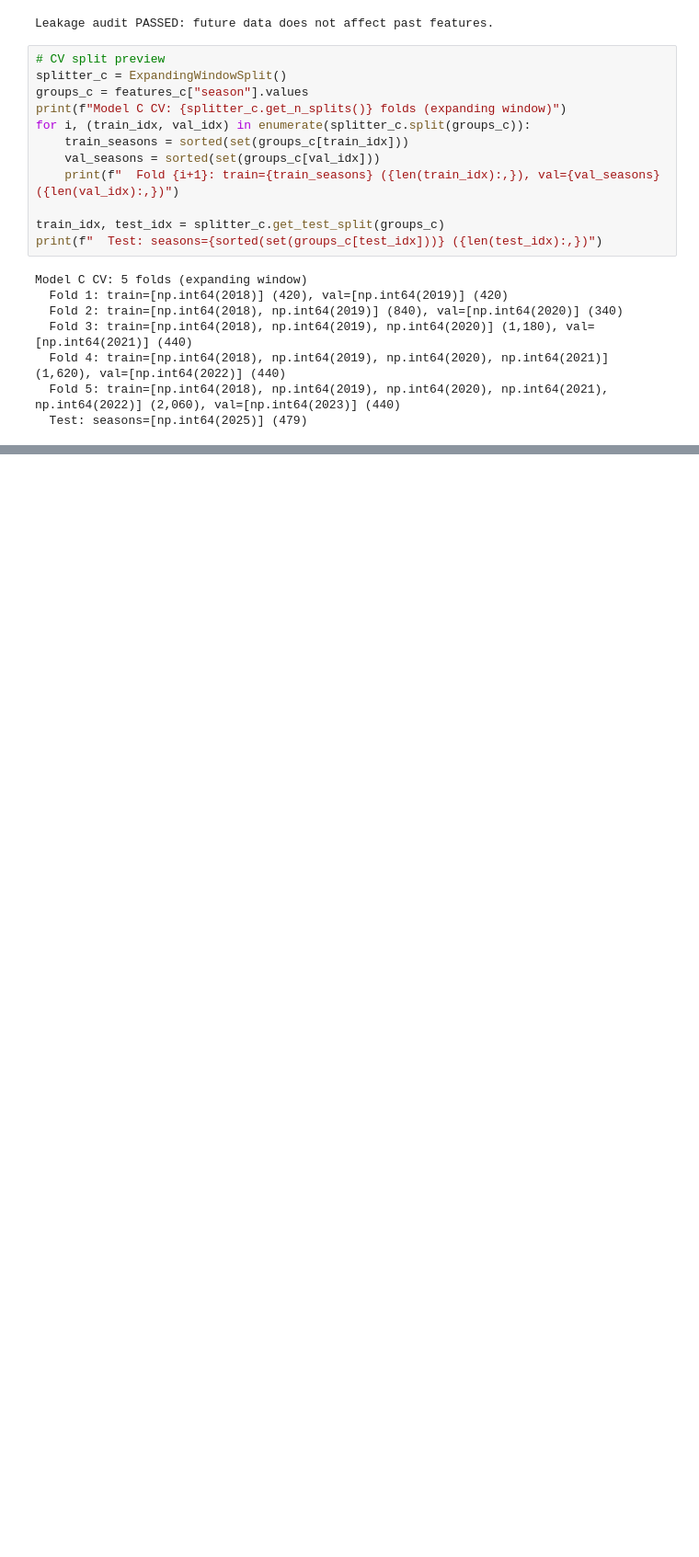
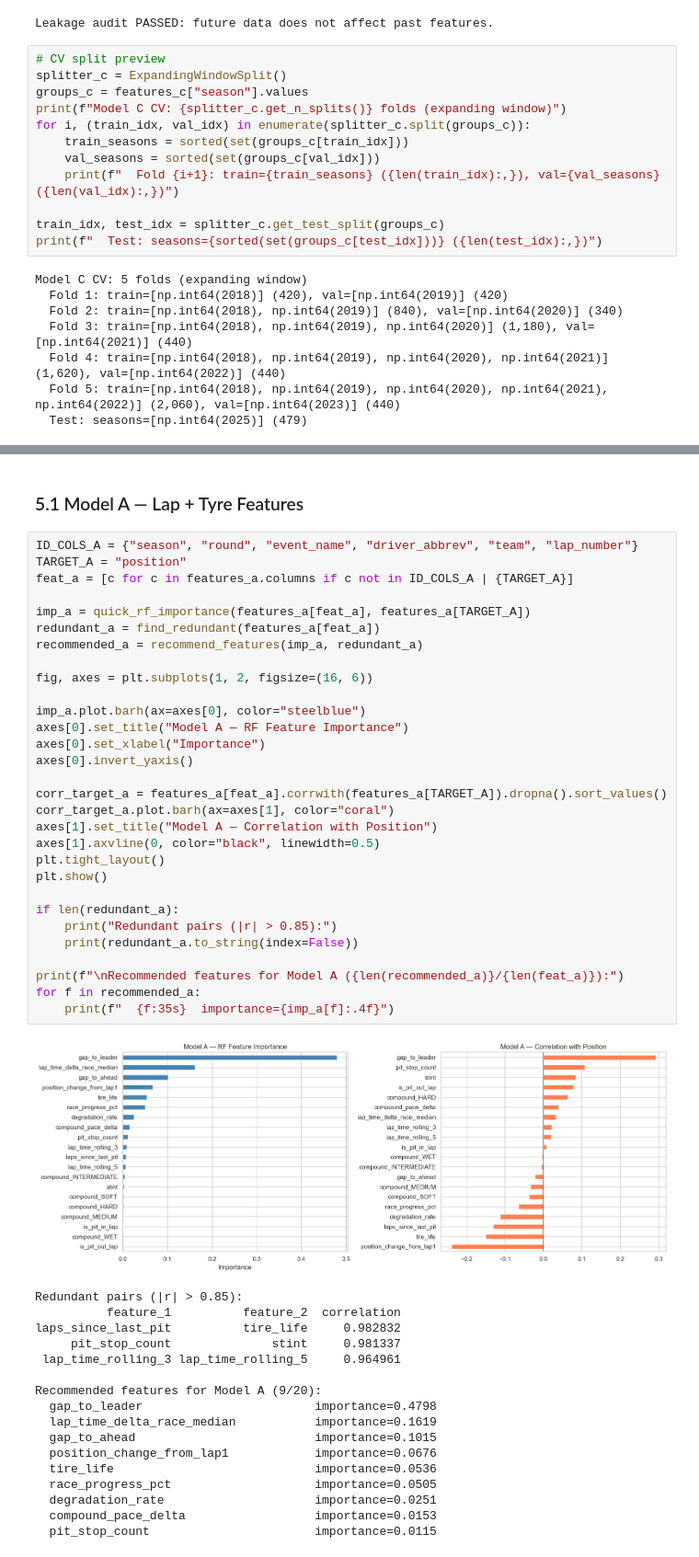
Before and after one commit to jowinjestine/f1-race-predictor, a Jupyter notebook: notebooks/04_feature_engineering.ipynb, the cells around one changed output, grey strips where cells are left out. Shown at 92% size. Saved outputs shown, nothing was run; the diff lists cells and outputs as text; blank space fills up the shorter version.

```diff
--- a/notebooks/04_feature_engineering.ipynb
+++ b/notebooks/04_feature_engineering.ipynb
@@ -333,0 +382,50 @@ Saved: ..\data\processed\features_race.parquet (110 KB)
+# %% [markdown]
+### 5.1 Model A — Lap + Tyre Features
+# %%
+ID_COLS_A = {"season", "round", "event_name", "driver_abbrev", "team", "lap_number"}
+TARGET_A = "position"
+feat_a = [c for c in features_a.columns if c not in ID_COLS_A | {TARGET_A}]
+
+imp_a = quick_rf_importance(features_a[feat_a], features_a[TARGET_A])
+redundant_a = find_redundant(features_a[feat_a])
+recommended_a = recommend_features(imp_a, redundant_a)
+
+fig, axes = plt.subplots(1, 2, figsize=(16, 6))
+
+imp_a.plot.barh(ax=axes[0], color="steelblue")
+axes[0].set_title("Model A — RF Feature Importance")
+axes[0].set_xlabel("Importance")
+axes[0].invert_yaxis()
+
+corr_target_a = features_a[feat_a].corrwith(features_a[TARGET_A]).dropna().sort_values()
+corr_target_a.plot.barh(ax=axes[1], color="coral")
+axes[1].set_title("Model A — Correlation with Position")
+axes[1].axvline(0, color="black", linewidth=0.5)
+plt.tight_layout()
+plt.show()
+
+if len(redundant_a):
+    print("Redundant pairs (|r| > 0.85):")
+    print(redundant_a.to_string(index=False))
+
+print(f"\nRecommended features for Model A ({len(recommended_a)}/{len(feat_a)}):")
+for f in recommended_a:
+    print(f"  {f:35s}  importance={imp_a[f]:.4f}")
+# %% [output]
+[figure, added]
+Redundant pairs (|r| > 0.85):
+          feature_1          feature_2  correlation
+laps_since_last_pit          tire_life     0.982832
+     pit_stop_count              stint     0.981337
+ lap_time_rolling_3 lap_time_rolling_5     0.964961
+
+Recommended features for Model A (9/20):
+  gap_to_leader                        importance=0.4798
+  lap_time_delta_race_median           importance=0.1619
+  gap_to_ahead                         importance=0.1015
+  position_change_from_lap1            importance=0.0676
+  tire_life                            importance=0.0536
+  race_progress_pct                    importance=0.0505
+  degradation_rate                     importance=0.0251
+  compound_pace_delta                  importance=0.0153
+  pit_stop_count                       importance=0.0115
```
Also changed, not shown: parts of 22 cells of this notebook, 7 other files.
